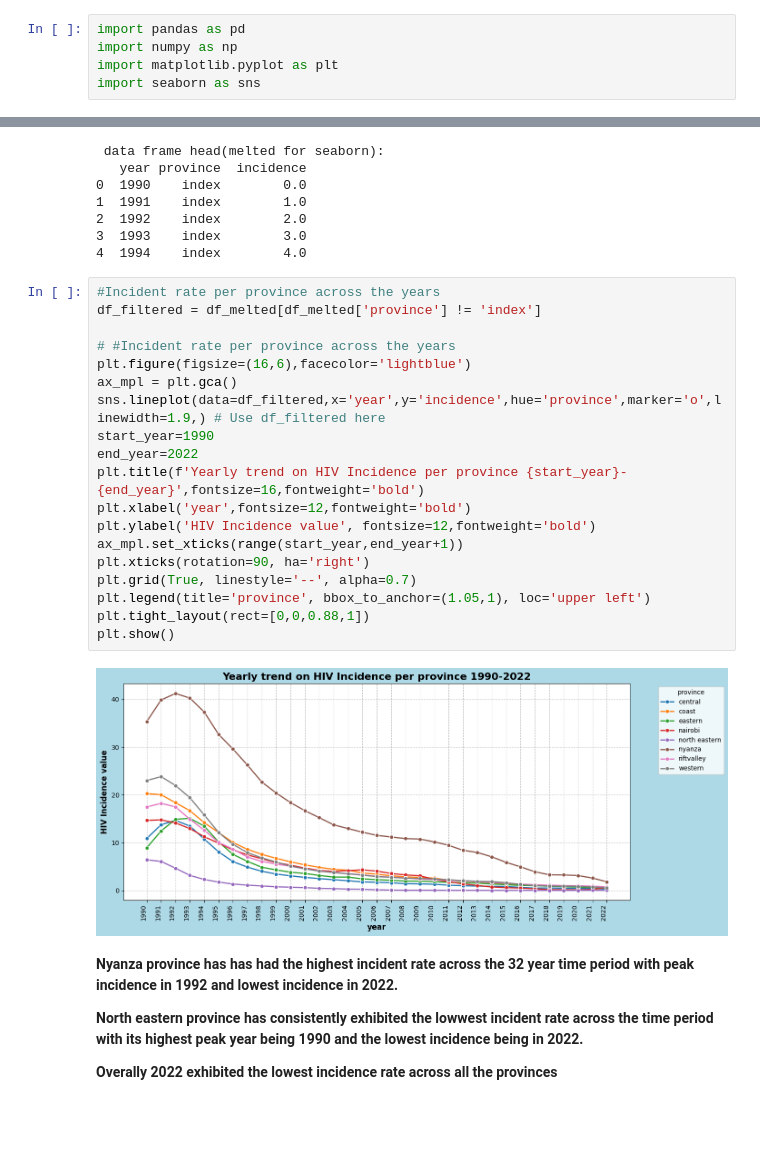
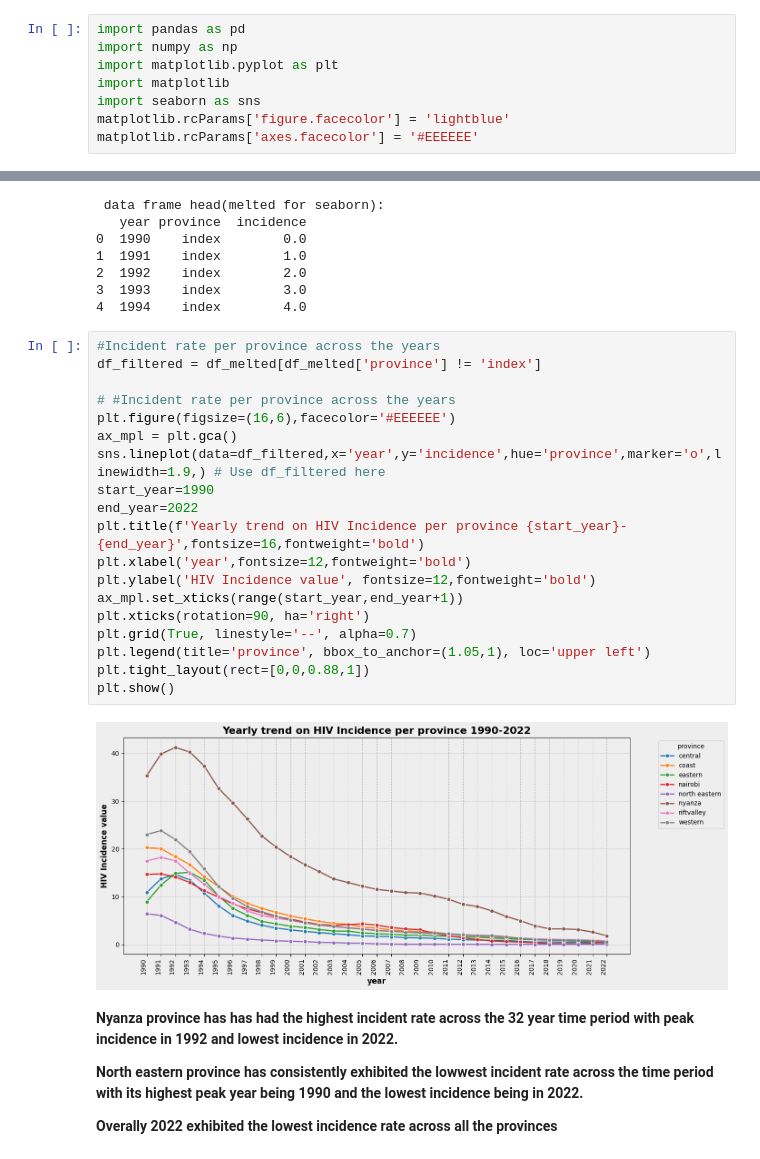
Before and after one commit to BrentOchieng/HIV-Incident-Analysis-1990-2030, a Jupyter notebook: HIV_Incidence_analysis_1990_2030.ipynb, the cells around one changed output, grey strips where cells are left out. Cells and saved outputs as stored; diff of their text form; blank space fills up the shorter version.

```diff
--- a/HIV_Incidence_analysis_1990_2030.ipynb
+++ b/HIV_Incidence_analysis_1990_2030.ipynb
@@ -18,7 +18,10 @@ The dataset was acquired from https://www.kaggle.com/datasets/lindleylawrence/hi
 import pandas as pd
 import numpy as np
 import matplotlib.pyplot as plt
+import matplotlib
 import seaborn as sns
+matplotlib.rcParams['figure.facecolor'] = 'lightblue'
+matplotlib.rcParams['axes.facecolor'] = '#EEEEEE'
 # %%
 from google.colab import files
 uploaded=files.upload()
@@ -338,24 +349,24 @@ print(df_melted.head())
 # %%
 #Incident rate per province across the years
 df_filtered = df_melted[df_melted['province'] != 'index']
 
 # #Incident rate per province across the years
-plt.figure(figsize=(16,6),facecolor='lightblue')
+plt.figure(figsize=(16,6),facecolor='#EEEEEE')
 ax_mpl = plt.gca()
 sns.lineplot(data=df_filtered,x='year',y='incidence',hue='province',marker='o',linewidth=1.9,) # Use df_filtered here
 start_year=1990
 end_year=2022
 plt.title(f'Yearly trend on HIV Incidence per province {start_year}-{end_year}',fontsize=16,fontweight='bold')
 plt.xlabel('year',fontsize=12,fontweight='bold')
 plt.ylabel('HIV Incidence value', fontsize=12,fontweight='bold')
 ax_mpl.set_xticks(range(start_year,end_year+1))
 plt.xticks(rotation=90, ha='right')
 plt.grid(True, linestyle='--', alpha=0.7)
 plt.legend(title='province', bbox_to_anchor=(1.05,1), loc='upper left')
 plt.tight_layout(rect=[0,0,0.88,1])
 plt.show()
 # %% [output]
-[figure, old version]
+[figure, new version]
 # %% [markdown]
 **Nyanza province has has had the highest incident rate across the 32 year time period with peak incidence in 1992 and lowest incidence in 2022.**
 
```
Also changed, not shown: parts of 13 cells of this notebook.
